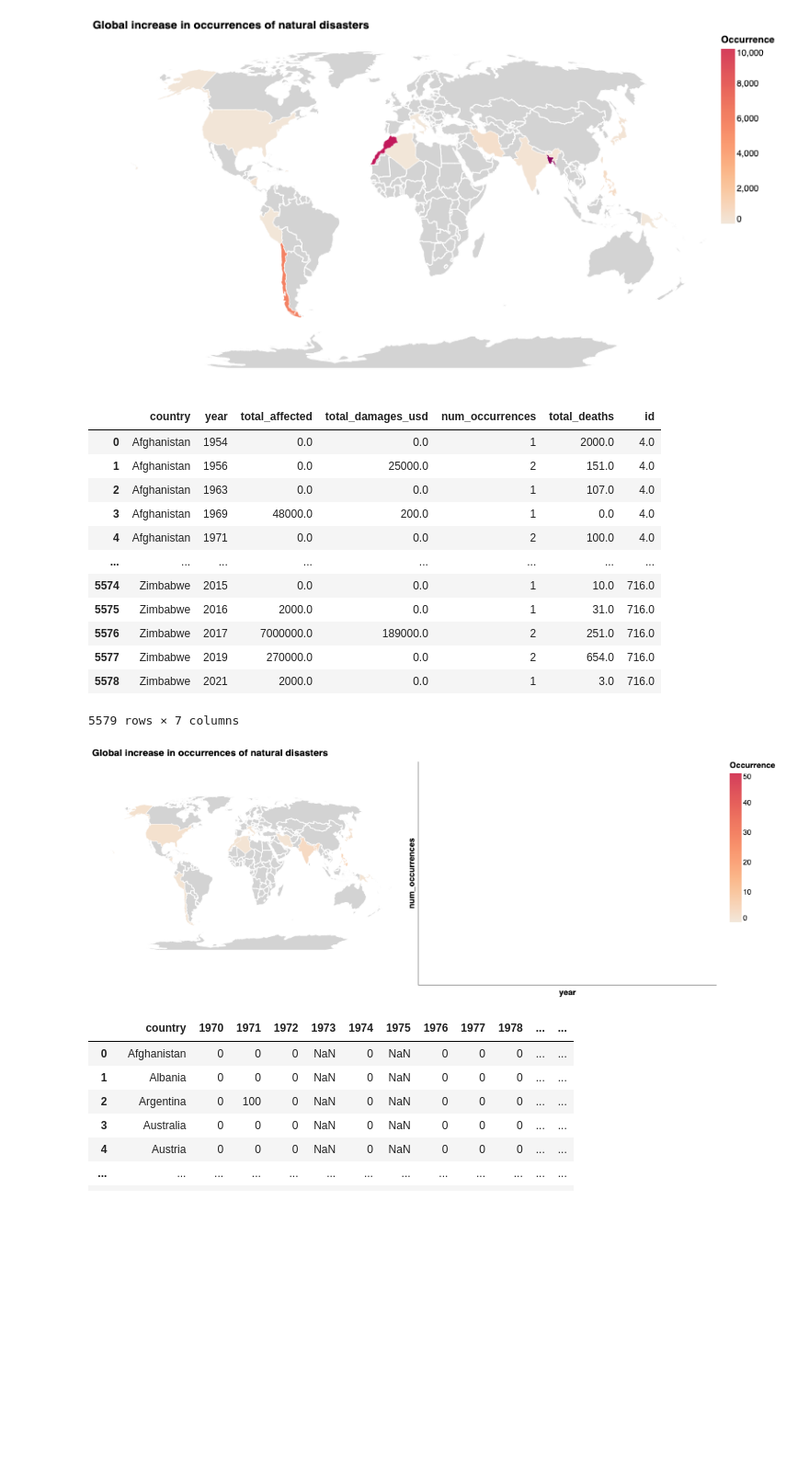
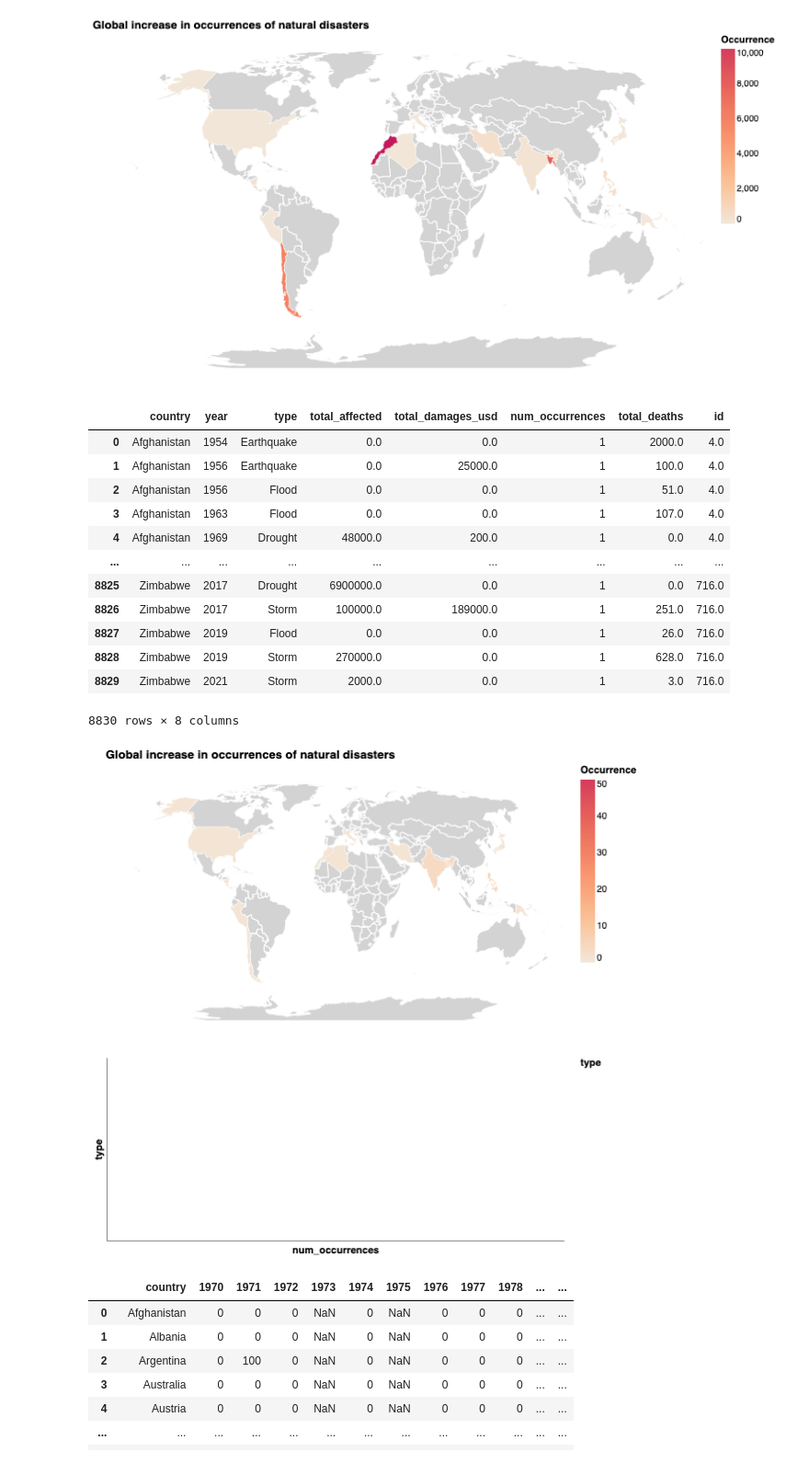
Before and after one commit to mel-liow/climate-analysis, a Jupyter notebook: climate_analysis.ipynb, the cells around one changed output. Shown at 92% size. Drawn from its saved outputs; the diff is of its cells as text; code cells hidden in the pictures; blank space fills up the shorter version.

Commit message:
Add disaster type to bar plot

```diff
--- a/climate_analysis.ipynb
+++ b/climate_analysis.ipynb
@@ -263,11 +263,12 @@ clean_df = clean_df[['Year', 'Country', 'Disaster Subgroup', 'Disaster Type', 'N
 test = clean_df[clean_df['Year'] == 2020]
 grouped = test.groupby(['Country']).count()
 
-pivot = clean_df.pivot_table(index=["Country", "Year"], aggfunc={'No Affected': np.sum, 'Total Deaths': [np.sum, np.count_nonzero],  "Total Damages ('000 US$)": np.sum})
+pivot = clean_df.pivot_table(index=["Country", "Year", "Disaster Type"], aggfunc={'No Affected': np.sum, 'Total Deaths': [np.sum, np.count_nonzero],  "Total Damages ('000 US$)": np.sum})
 pivot.columns = pivot.columns.to_series().str.join('_')
 pivot.reset_index(drop=False, inplace=True)
 pivot.rename(columns={'Country':'country',
                       'Year': 'year',
+                      'Disaster Type': 'type',
                       'No Affected_sum': 'total_affected',
                       "Total Damages ('000 US$)_sum" :'total_damages_usd',
                       'Total Deaths_count_nonzero':'num_occurrences',
@@ -350,19 +366,19 @@ final_map
 # %%
 natural_disasters_merged
 # %% [output]
-|  | country | year | total_affected | total_damages_usd | num_occurrences | total_deaths | id |
-| 0 | Afghanistan | 1954 | 0.0 | 0.0 | 1 | 2000.0 | 4.0 |
-| 1 | Afghanistan | 1956 | 0.0 | 25000.0 | 2 | 151.0 | 4.0 |
-| 2 | Afghanistan | 1963 | 0.0 | 0.0 | 1 | 107.0 | 4.0 |
-| 3 | Afghanistan | 1969 | 48000.0 | 200.0 | 1 | 0.0 | 4.0 |
-| 4 | Afghanistan | 1971 | 0.0 | 0.0 | 2 | 100.0 | 4.0 |
-| ... | ... | ... | ... | ... | ... | ... | ... |
-| 5574 | Zimbabwe | 2015 | 0.0 | 0.0 | 1 | 10.0 | 716.0 |
-| 5575 | Zimbabwe | 2016 | 2000.0 | 0.0 | 1 | 31.0 | 716.0 |
-| 5576 | Zimbabwe | 2017 | 7000000.0 | 189000.0 | 2 | 251.0 | 716.0 |
-| 5577 | Zimbabwe | 2019 | 270000.0 | 0.0 | 2 | 654.0 | 716.0 |
-| 5578 | Zimbabwe | 2021 | 2000.0 | 0.0 | 1 | 3.0 | 716.0 |
+|  | country | year | type | total_affected | total_damages_usd | num_occurrences | total_deaths | id |
+| 0 | Afghanistan | 1954 | Earthquake | 0.0 | 0.0 | 1 | 2000.0 | 4.0 |
+| 1 | Afghanistan | 1956 | Earthquake | 0.0 | 25000.0 | 1 | 100.0 | 4.0 |
+| 2 | Afghanistan | 1956 | Flood | 0.0 | 0.0 | 1 | 51.0 | 4.0 |
+| 3 | Afghanistan | 1963 | Flood | 0.0 | 0.0 | 1 | 107.0 | 4.0 |
+| 4 | Afghanistan | 1969 | Drought | 48000.0 | 200.0 | 1 | 0.0 | 4.0 |
+| ... | ... | ... | ... | ... | ... | ... | ... | ... |
+| 8825 | Zimbabwe | 2017 | Drought | 6900000.0 | 0.0 | 1 | 0.0 | 716.0 |
+| 8826 | Zimbabwe | 2017 | Storm | 100000.0 | 189000.0 | 1 | 251.0 | 716.0 |
+| 8827 | Zimbabwe | 2019 | Flood | 0.0 | 0.0 | 1 | 26.0 | 716.0 |
+| 8828 | Zimbabwe | 2019 | Storm | 270000.0 | 0.0 | 1 | 628.0 | 716.0 |
+| 8829 | Zimbabwe | 2021 | Storm | 2000.0 | 0.0 | 1 | 3.0 | 716.0 |
-5579 rows × 7 columns
+8830 rows × 8 columns
 # %%
 from altair import datum
 
@@ -390,39 +406,40 @@ world_map = alt.Chart(natural_disasters_merged,
             title="Occurrence"
         ),
         tooltip=[
             alt.Tooltip("country:N", title="Country"),
             alt.Tooltip('num_occurrences:Q', title='occurrences')
         ]
 ).add_selection(
     select_year,
     select_country
 ).transform_filter(
     select_year
 ).transform_lookup(
         lookup='id',
         from_=alt.LookupData(countries,
                              key='id',
                              fields=["type", "properties", "geometry"])
 )
 
 final_map = (
     (background + world_map)
-    .properties(width=400, height=300)
+    .properties(width=500, height=300)
     .project("naturalEarth1")
 )
 final_map
 
 bars = alt.Chart(natural_disasters_merged).mark_bar().encode(
-    alt.X('year'),
-    alt.Y('num_occurrences')
+    alt.X('num_occurrences'),
+    alt.Y('type', axis=alt.Axis(labelAngle=270, labels=False)),
+    alt.Color('type')
 ).transform_filter(
     select_country & select_year
-)
+).properties(width=500, height=200)
 
 
-(final_map | bars).configure_view(strokeWidth=0)
+(final_map & bars).configure_view(strokeWidth=0)
 # %% [output]
-[figure, old version]
+[figure, new version]
 # %%
 temp_deaths = pd.read_csv('data/extreme_temperature_deaths_annual_number.csv')
 # %%
```
Also changed, not shown: parts of 2 cells of this notebook.
